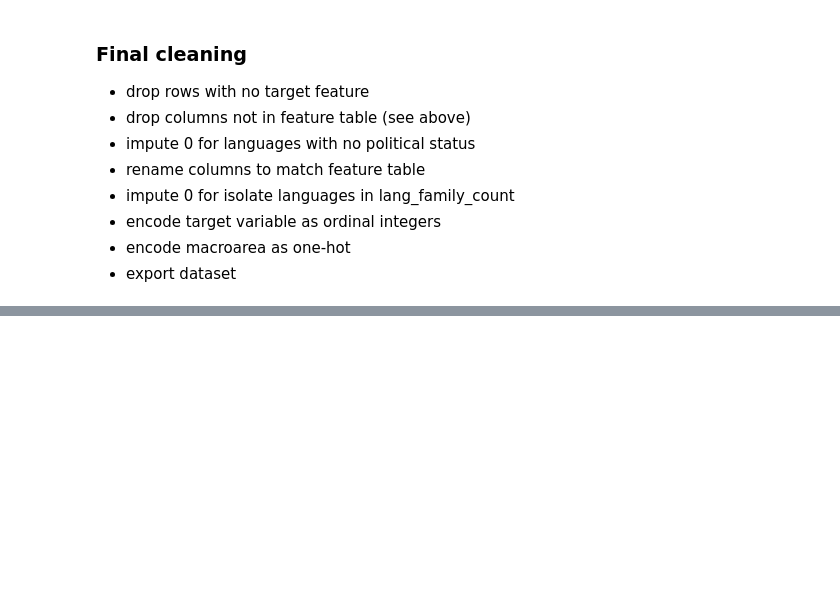
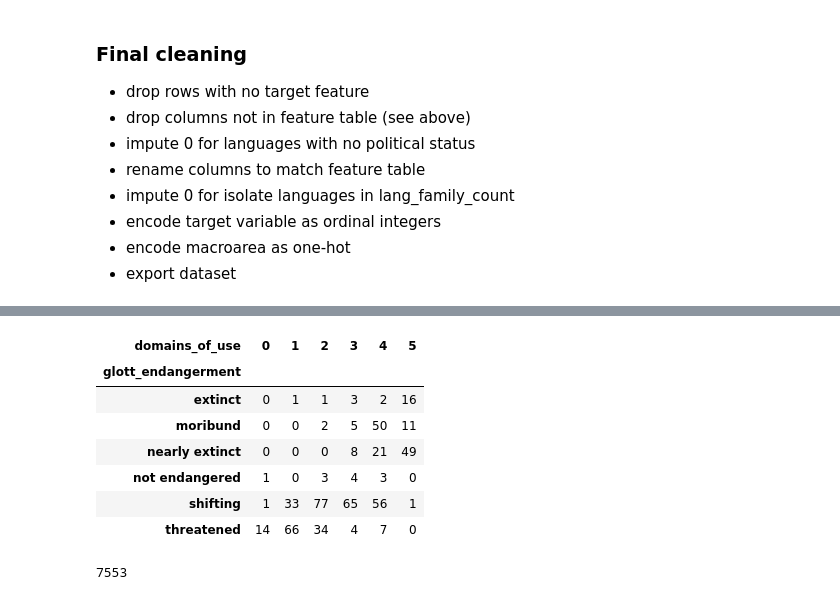
Before and after one commit to jandersen12/Machine-Learning-Endangered-Languages, a Jupyter notebook: Data-Cleaning/data-pipeline.ipynb, the cells around one changed output, grey strips where cells are left out. Saved outputs shown, nothing was run; the diff lists cells and outputs as text; code cells hidden in the pictures; blank space fills up the shorter version.

```diff
--- a/Data-Cleaning/data-pipeline.ipynb
+++ b/Data-Cleaning/data-pipeline.ipynb
@@ -894,0 +924,18 @@ FIX: data pipeline is returning None object after renaming columns
+# %%
+pd.crosstab(
+    master_df['glott_endangerment'].fillna('missing'),
+    master_df['domains_of_use']
+)
+# %% [output]
+| domains_of_use | 0 | 1 | 2 | 3 | 4 | 5 |
+| glott_endangerment |  |  |  |  |  |  |
+| extinct | 0 | 1 | 1 | 3 | 2 | 16 |
+| moribund | 0 | 0 | 2 | 5 | 50 | 11 |
+| nearly extinct | 0 | 0 | 0 | 8 | 21 | 49 |
+| not endangered | 1 | 0 | 3 | 4 | 3 | 0 |
+| shifting | 1 | 33 | 77 | 65 | 56 | 1 |
+| threatened | 14 | 66 | 34 | 4 | 7 | 0 |
+# %%
+clean_df['speaker_number_trends'].isna().sum()
+# %% [output]
+7553
```
Also changed, not shown: parts of 12 cells of this notebook, 2 other files.
